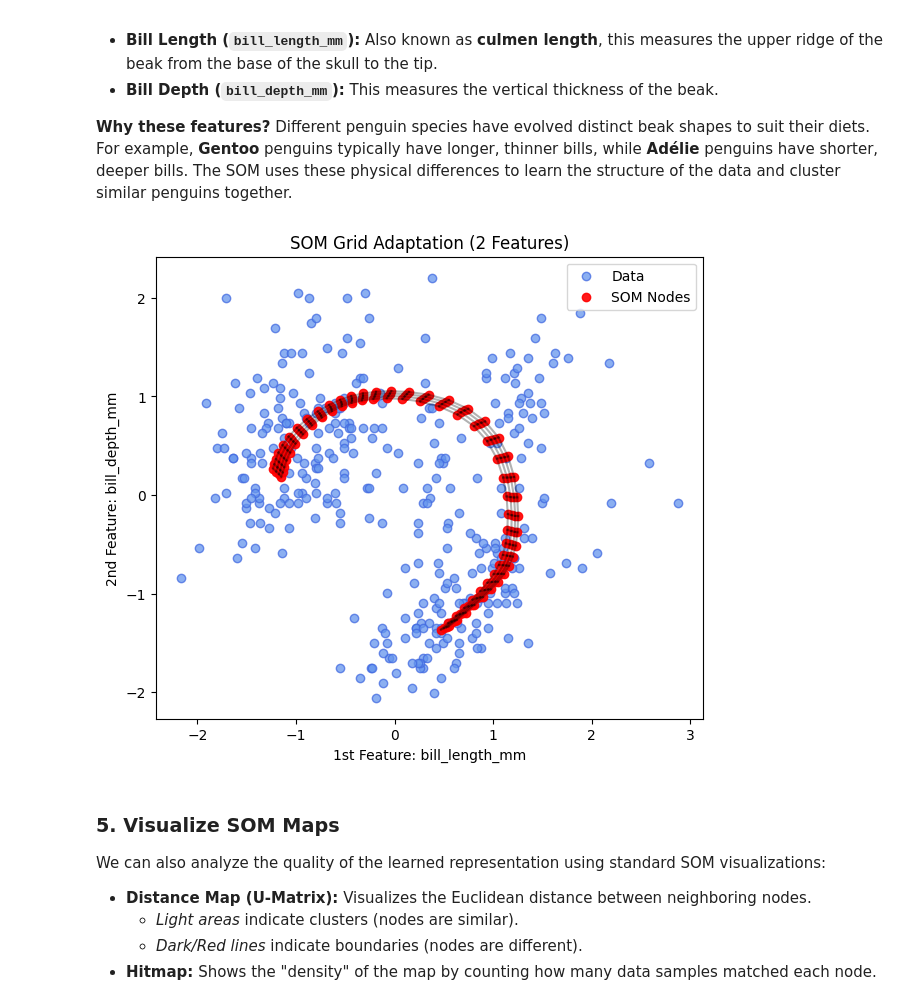
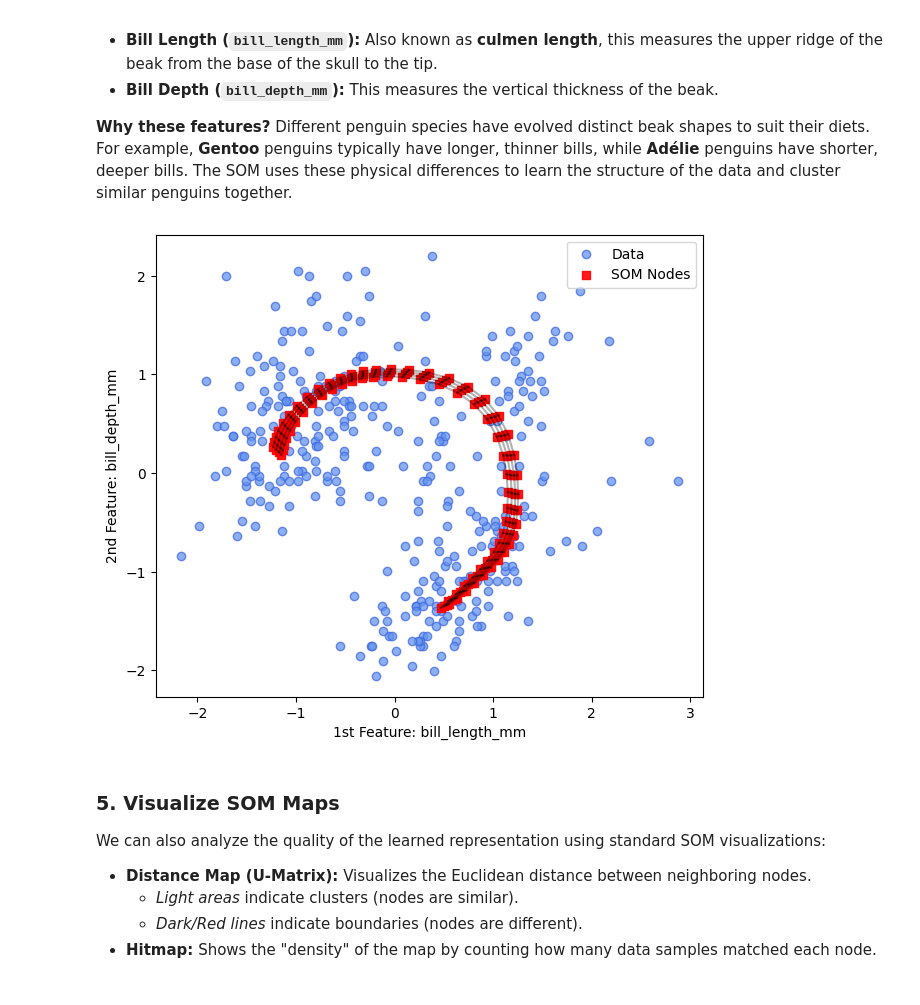
Before and after one commit to Data-Science-Club-ELTE/clustering-visualizing-data-in-two-dimensions, a Jupyter notebook: notebooks/02_som_representation_learning.ipynb, the cells around one changed output. Saved outputs shown, nothing was run; the diff lists cells and outputs as text; code cells hidden in the pictures.

```diff
--- a/notebooks/02_som_representation_learning.ipynb
+++ b/notebooks/02_som_representation_learning.ipynb
@@ -133,23 +133,23 @@ Different penguin species have evolved distinct beak shapes to suit their diets.
 # %%
 # TODO: Visualize
 
 plt.figure(figsize=(8, 6))
 
 # data points
 plt.scatter(X_scaled_F12[:, 0], X_scaled_F12[:, 1], color="cornflowerblue", edgecolors="royalblue", alpha=.75, label="Data")
 
 # node positions
-plt.scatter(node_weights_flat[:, 0], node_weights_flat[:, 1], color="red", edgecolors="red", alpha=.9, label="SOM Nodes")
+plt.scatter(node_weights_flat[:, 0], node_weights_flat[:, 1], color="red", edgecolors="red", marker="s", alpha=.9, label="SOM Nodes")
 place_node_edges(som, ax=plt.gca())
 
 plt.title("SOM Grid Adaptation (2 Features)")
 plt.gca().set_aspect("equal")
 plt.xlabel("1st Feature: " + selected_columns[0])
 plt.ylabel("2nd Feature: " + selected_columns[1])
 plt.legend()
 plt.show()
 # %% [output]
-[figure, old version]
+[figure, new version]
 # %% [markdown]
 ### 5. Visualize SOM Maps
 We can also analyze the quality of the learned representation using standard SOM visualizations:
```
Also changed, not shown: parts of 2 cells of this notebook, 11 other files.
